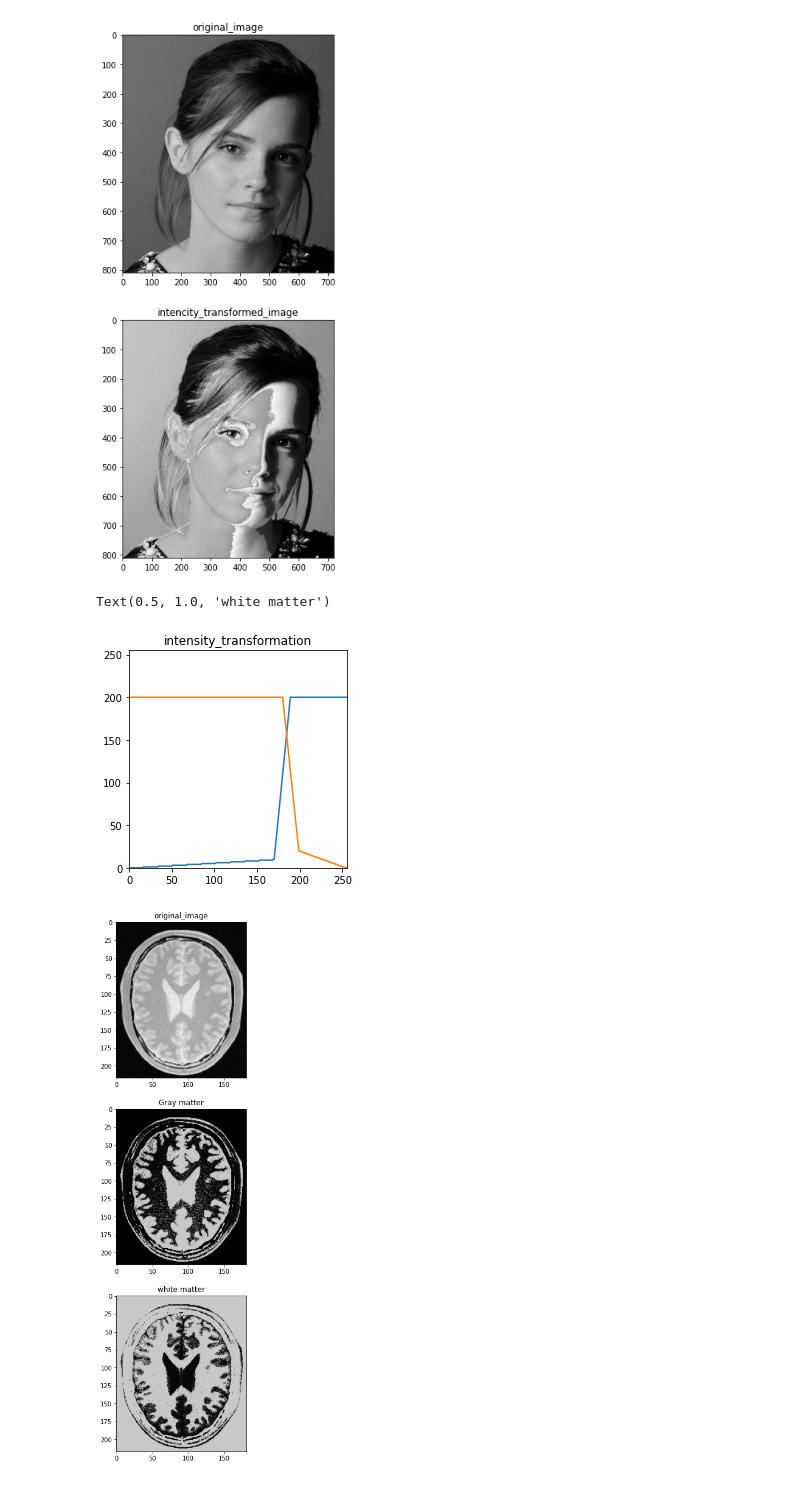
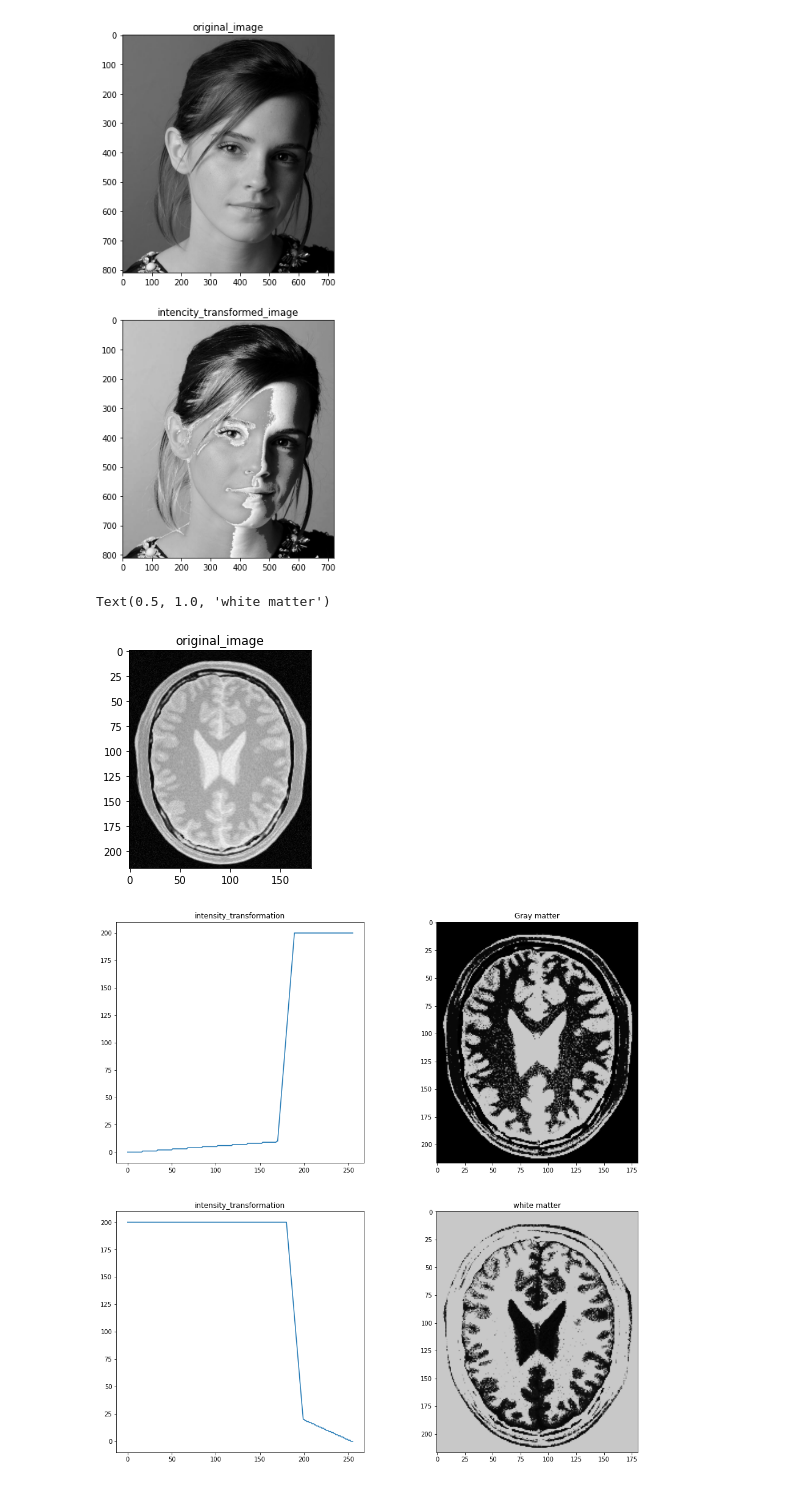
Before and after one commit to Thilanka1999/Computer-Vision-and-Image-Processing, a Jupyter notebook: assignment 1/As1.ipynb, the cells around one changed output. Saved outputs shown, nothing was run; the diff lists cells and outputs as text; code cells hidden in the pictures.

Commit message:
ploting the intensity transformation graph and transformed image horizontaly

```diff
--- a/assignment 1/As1.ipynb
+++ b/assignment 1/As1.ipynb
@@ -44,51 +44,59 @@ Text(0.5, 1.0, 'intencity_transformed_image')
 [figure]
 # %%
 f = cv.imread(r'brain_proton_density_slice.png', cv.IMREAD_GRAYSCALE)
+f = cv.cvtColor(f, cv.COLOR_BGR2RGB)
 
 assert f is not None
 
 t1 = np.linspace(0, 10, 170)
 t2 = np.linspace(10, 200, 20)
 t3 = np.linspace(200, 200, 66)
 
 t4 = np.linspace(0, 200, 0)
 t5 = np.linspace(200, 200, 180)
 t6 = np.linspace(200, 20, 20)
 t7 = np.linspace(20, 0, 56)
 
 
 t = np.concatenate((t1, t2, t3), axis = 0).astype(np.uint8)
 t_ = np.concatenate((t4, t5, t6, t7), axis = 0).astype(np.uint8)
 
 fg, ax = plt.subplots()
-ax.plot(t)
-ax.plot(t_)
 
-ax.set_title('intensity_transformation')                          #RGB colors for gray matter nearly 200, 127, 137
-ax.set_aspect('equal')
-plt.xlim([0, 255])
-plt.ylim([0, 255])
+ax.imshow(f)
+ax.set_title('original_image')
+
+
+# ax.set_title('intensity_transformation')                          #RGB colors for gray matter nearly 200, 127, 137
+# ax.set_aspect('equal')
+# plt.xlim([0, 255])
+# plt.ylim([0, 255])
 
 assert len(t) == 256
 g = cv.LUT(f, t)
 h = cv.LUT(f, t_)
 
-f = cv.cvtColor(f, cv.COLOR_BGR2RGB)
+
 g = cv.cvtColor(g, cv.COLOR_BGR2RGB)
 h = cv.cvtColor(h, cv.COLOR_BGR2RGB)
 
-fig, ax = plt.subplots(3, 1, figsize=(16, 16))
+fig, ax = plt.subplots(2, 2, figsize=(16, 16))
 
 # ax[0].imshow(f, cmap = 'gray', vmin=0, vmax=255)
 # ax[1].imshow(g, cmap = 'gray', vmin=0, vmax=255)
 
-ax[0].imshow(f)
-ax[0].set_title('original_image')
-ax[1].imshow(g)
-ax[1].set_title('Gray matter')
-ax[2].imshow(h)
-ax[2].set_title('white matter')
+ax[0][0].plot(t)
+ax[0][0].set_title('intensity_transformation')
+
+ax[0][1].imshow(g)
+ax[0][1].set_title('Gray matter')
+
+ax[1][0].plot(t_)
+ax[1][0].set_title('intensity_transformation')
+
+ax[1][1].imshow(h)
+ax[1][1].set_title('white matter')
 # %% [output]
 Text(0.5, 1.0, 'white matter')
-[figure, old version]
+[figure, new version]
-[figure, old version]
+[figure, new version]
```
